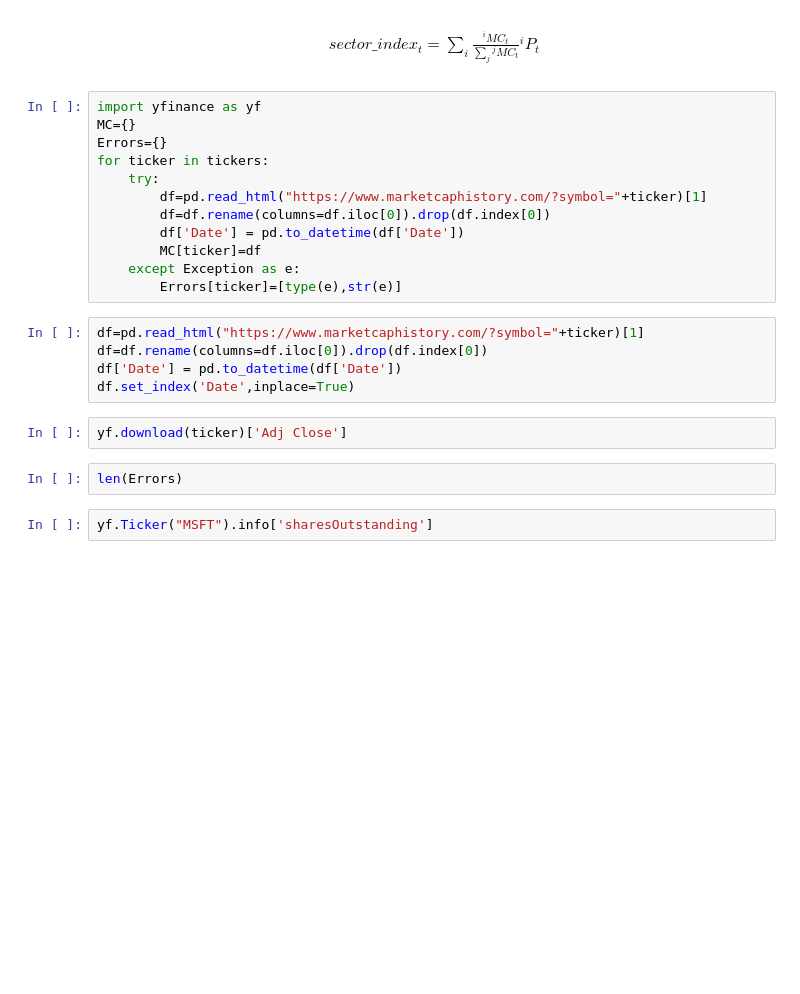
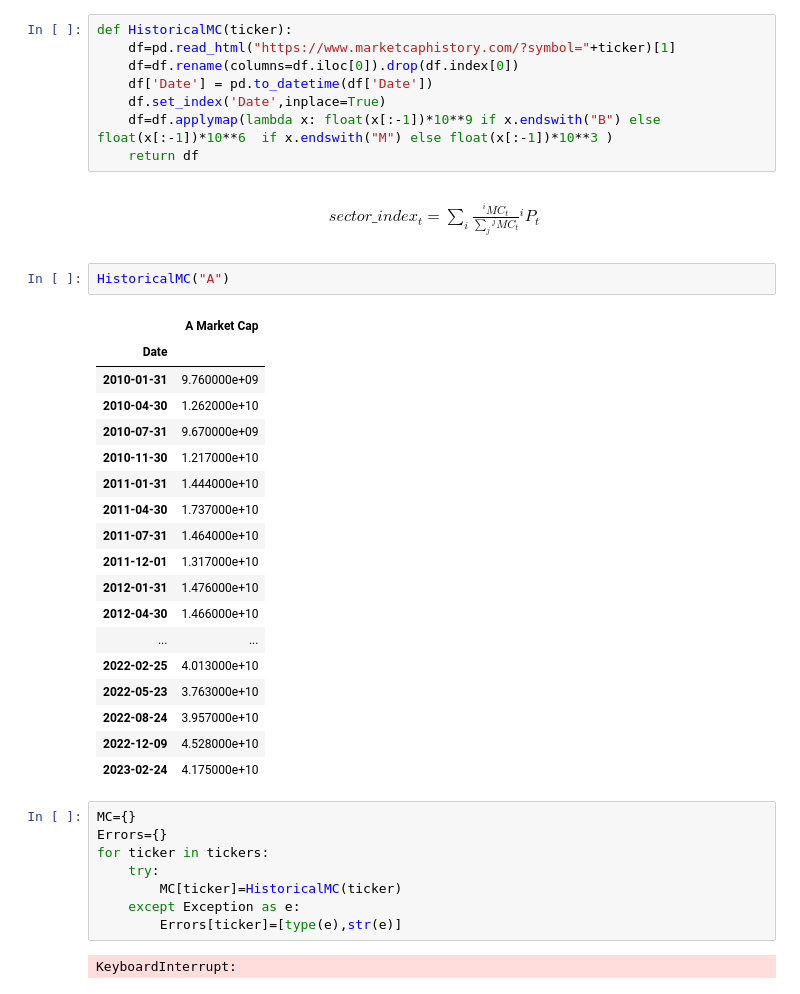
Before and after one commit to AmineMahdioui/projet-de-fin-d-annee, a Jupyter notebook: SectorAnalysis.ipynb, the cells around one changed output. Saved outputs shown, nothing was run; the diff lists cells and outputs as text; blank space fills up the shorter version.

```diff
--- a/SectorAnalysis.ipynb
+++ b/SectorAnalysis.ipynb
@@ -231,30 +323,46 @@ data['Symbol'] = symbols
 data['Market Cap'] = market_caps
 # %%
 data.sort_values('Market Cap',ascending=False)
+# %%
+def HistoricalMC(ticker):
+    df=pd.read_html("https://www.marketcaphistory.com/?symbol="+ticker)[1]
+    df=df.rename(columns=df.iloc[0]).drop(df.index[0])
+    df['Date'] = pd.to_datetime(df['Date'])
+    df.set_index('Date',inplace=True)
+    df=df.applymap(lambda x: float(x[:-1])*10**9 if x.endswith("B") else float(x[:-1])*10**6  if x.endswith("M") else float(x[:-1])*10**3 )
+    return df
 # %% [markdown]
 \begin{align}
 sector\_ index_{t} =\sum _{i}\frac{{}^iMC_{t}}{\sum _{j} {}^jMC_{t}} {}^iP_{t}
 \end{align}
+# %%
+HistoricalMC("A")
+# %% [output]
+|  | A Market Cap |
+| Date |  |
+| 2010-01-31 | 9.760000e+09 |
+| 2010-04-30 | 1.262000e+10 |
+| 2010-07-31 | 9.670000e+09 |
+| 2010-11-30 | 1.217000e+10 |
+| 2011-01-31 | 1.444000e+10 |
+| 2011-04-30 | 1.737000e+10 |
+| 2011-07-31 | 1.464000e+10 |
+| 2011-12-01 | 1.317000e+10 |
+| 2012-01-31 | 1.476000e+10 |
+| 2012-04-30 | 1.466000e+10 |
+| ... | ... |
+| 2022-02-25 | 4.013000e+10 |
+| 2022-05-23 | 3.763000e+10 |
+| 2022-08-24 | 3.957000e+10 |
+| 2022-12-09 | 4.528000e+10 |
+| 2023-02-24 | 4.175000e+10 |
 # %%
-import yfinance as yf
 MC={}
 Errors={}
 for ticker in tickers:
     try:
-        df=pd.read_html("https://www.marketcaphistory.com/?symbol="+ticker)[1]
-        df=df.rename(columns=df.iloc[0]).drop(df.index[0])
-        df['Date'] = pd.to_datetime(df['Date'])
-        MC[ticker]=df
+        MC[ticker]=HistoricalMC(ticker)
     except Exception as e:
         Errors[ticker]=[type(e),str(e)]
+# %% [output]
+KeyboardInterrupt:
-# %%
-df=pd.read_html("https://www.marketcaphistory.com/?symbol="+ticker)[1]
-df=df.rename(columns=df.iloc[0]).drop(df.index[0])
-df['Date'] = pd.to_datetime(df['Date'])
-df.set_index('Date',inplace=True)
-# %%
-yf.download(ticker)['Adj Close']
-# %%
-len(Errors)
-# %%
-yf.Ticker("MSFT").info['sharesOutstanding']
```
Also changed, not shown: parts of 16 cells of this notebook.
